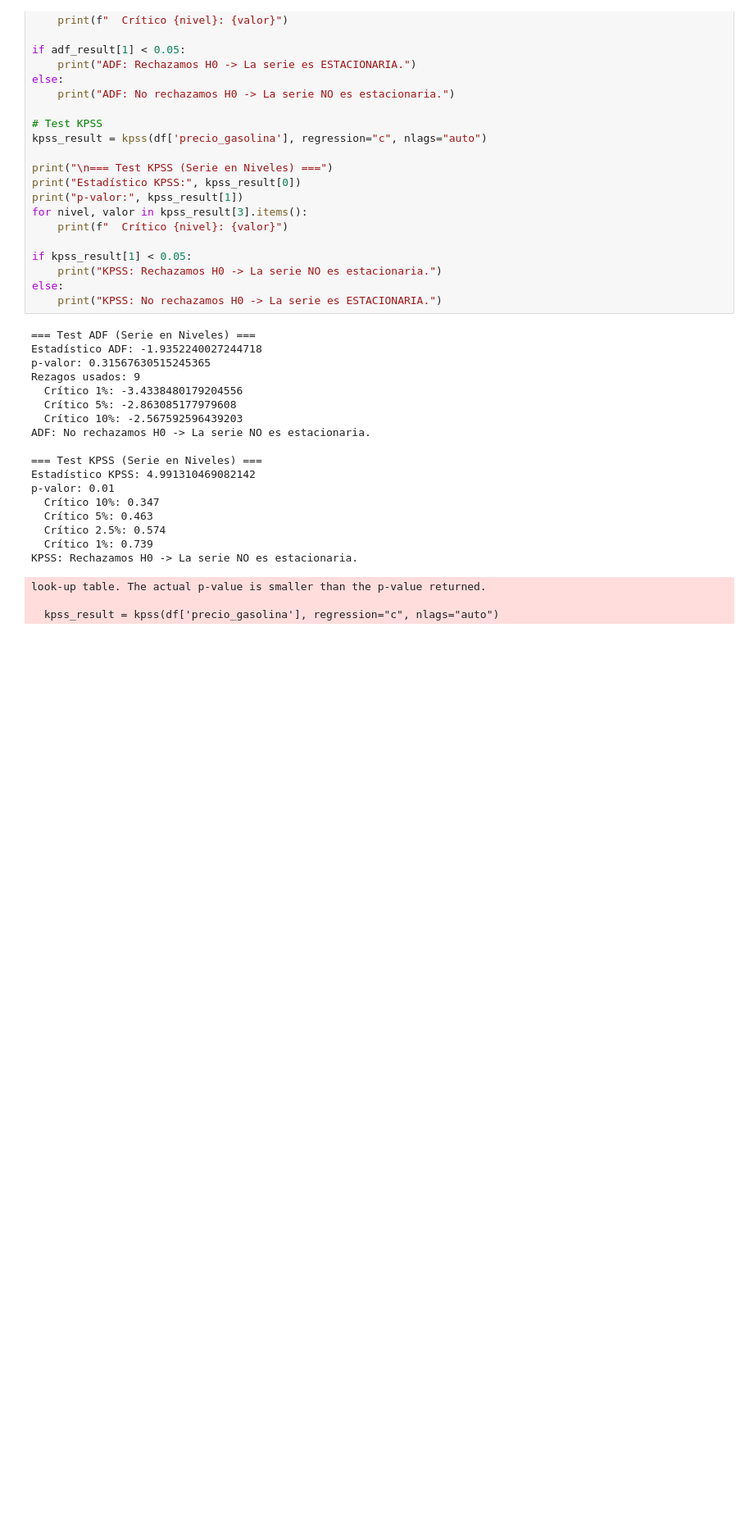
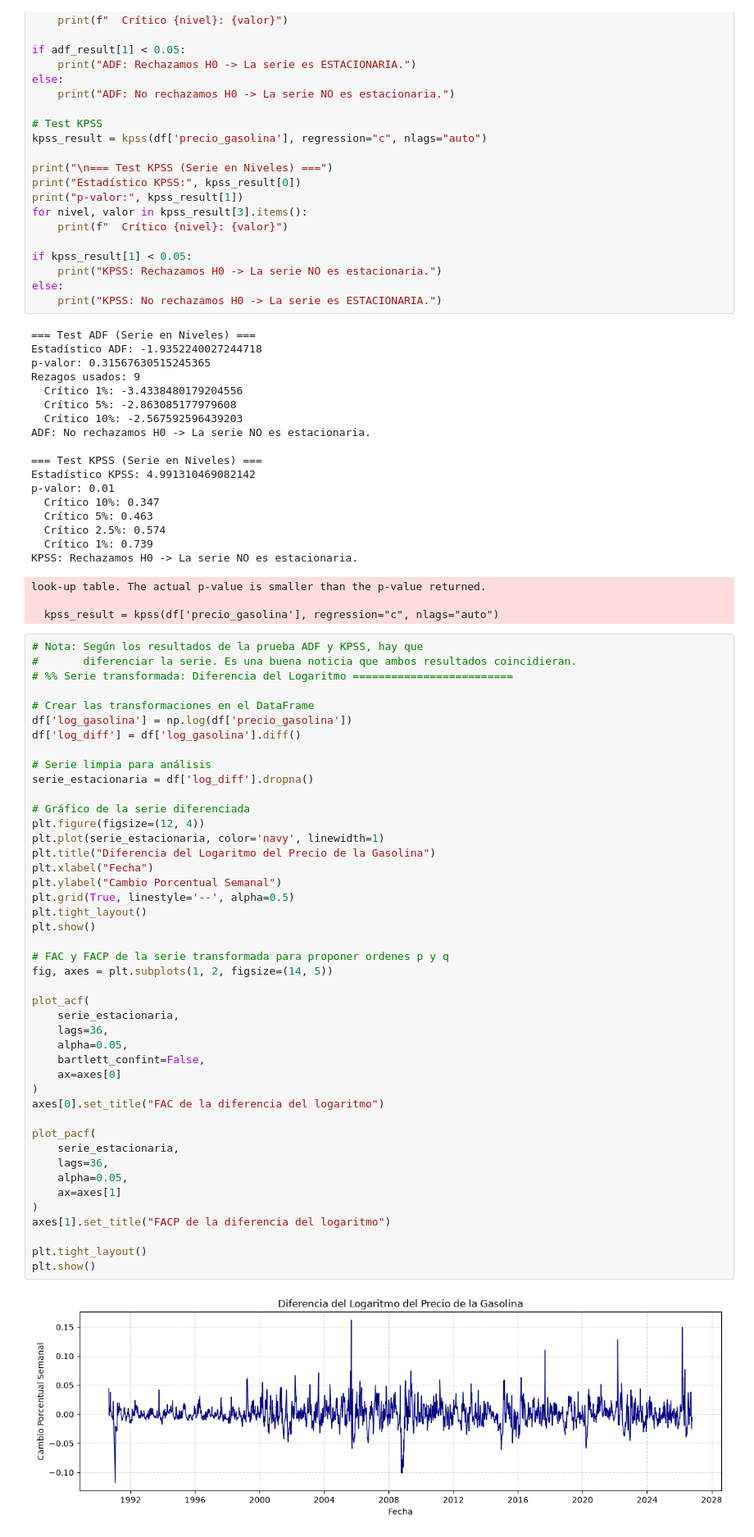
Before and after one commit to dtorrespi-hue/Poster-econometria-II, a Jupyter notebook: PostereconometriaII.ipynb, the cells around one changed output. Shown at 82% size. Drawn from its saved outputs; the diff is of its cells as text; blank space fills up the shorter version.

```diff
--- a/PostereconometriaII.ipynb
+++ b/PostereconometriaII.ipynb
@@ -149,3 +149,49 @@ KPSS: Rechazamos H0 -> La serie NO es estacionaria.
 look-up table. The actual p-value is smaller than the p-value returned.
 
   kpss_result = kpss(df['precio_gasolina'], regression="c", nlags="auto")
+# %%
+# Nota: Según los resultados de la prueba ADF y KPSS, hay que
+#       diferenciar la serie. Es una buena noticia que ambos resultados coincidieran.
+# %% Serie transformada: Diferencia del Logaritmo =========================
+
+# Crear las transformaciones en el DataFrame
+df['log_gasolina'] = np.log(df['precio_gasolina'])
+df['log_diff'] = df['log_gasolina'].diff()
+
+# Serie limpia para análisis
+serie_estacionaria = df['log_diff'].dropna()
+
+# Gráfico de la serie diferenciada
+plt.figure(figsize=(12, 4))
+plt.plot(serie_estacionaria, color='navy', linewidth=1)
+plt.title("Diferencia del Logaritmo del Precio de la Gasolina")
+plt.xlabel("Fecha")
+plt.ylabel("Cambio Porcentual Semanal")
+plt.grid(True, linestyle='--', alpha=0.5)
+plt.tight_layout()
+plt.show()
+
+# FAC y FACP de la serie transformada para proponer ordenes p y q
+fig, axes = plt.subplots(1, 2, figsize=(14, 5))
+
+plot_acf(
+    serie_estacionaria,
+    lags=36,
+    alpha=0.05,
+    bartlett_confint=False,
+    ax=axes[0]
+)
+axes[0].set_title("FAC de la diferencia del logaritmo")
+
+plot_pacf(
+    serie_estacionaria,
+    lags=36,
+    alpha=0.05,
+    ax=axes[1]
+)
+axes[1].set_title("FACP de la diferencia del logaritmo")
+
+plt.tight_layout()
+plt.show()
+# %% [output]
+[figure, added]
```
Also changed, not shown: parts of 2 cells of this notebook.
